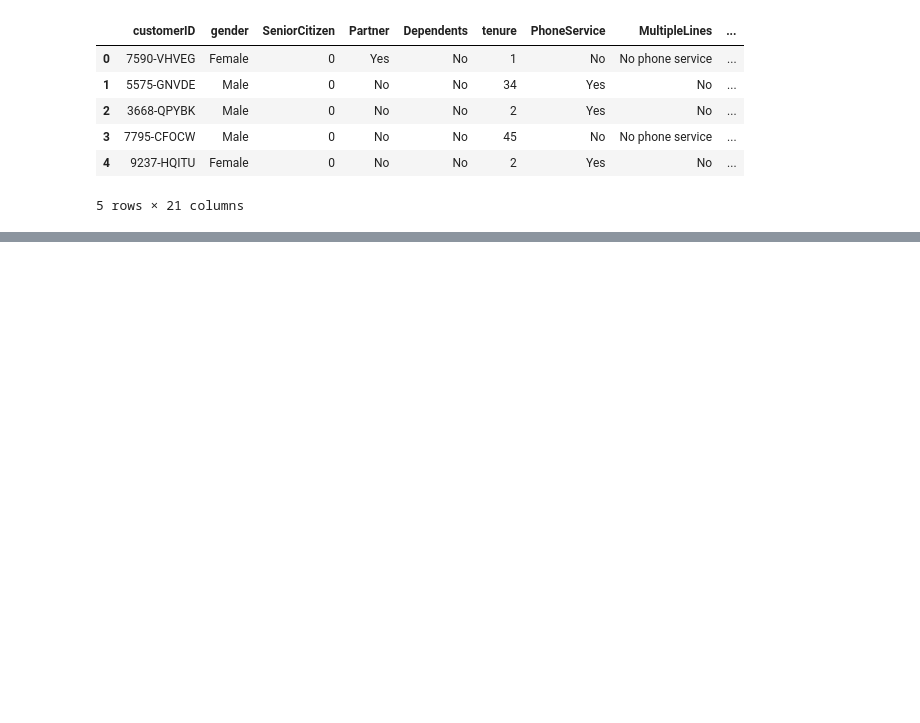
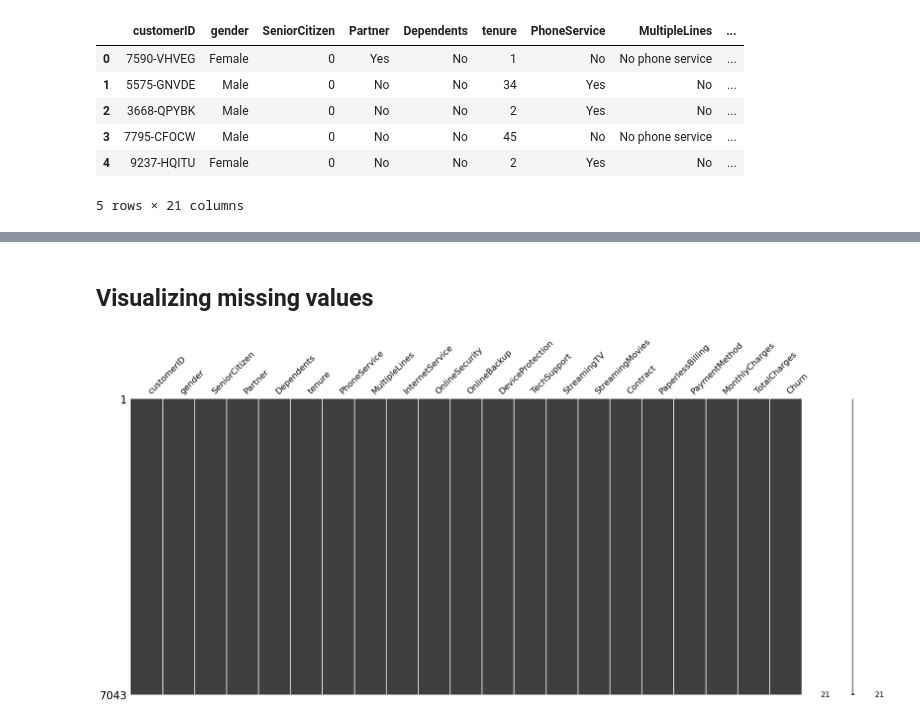
Before and after one commit to KudoroEsther/Customer_churn, a Jupyter notebook: notebooks/sample_copy.ipynb, the cells around one changed output, grey strips where cells are left out. Cells and saved outputs as stored; diff of their text form; code cells hidden in the pictures; blank space fills up the shorter version.

```diff
--- a/notebooks/sample_copy.ipynb
+++ b/notebooks/sample_copy.ipynb
@@ -54,0 +86,7 @@ df.head()
+# %% [markdown]
+## Visualizing missing values
+# %%
+# Visualize missing values as a matrix
+msno.matrix(df);
+# %% [output]
+[figure, added]
```
Also changed, not shown: parts of 4 cells of this notebook.
